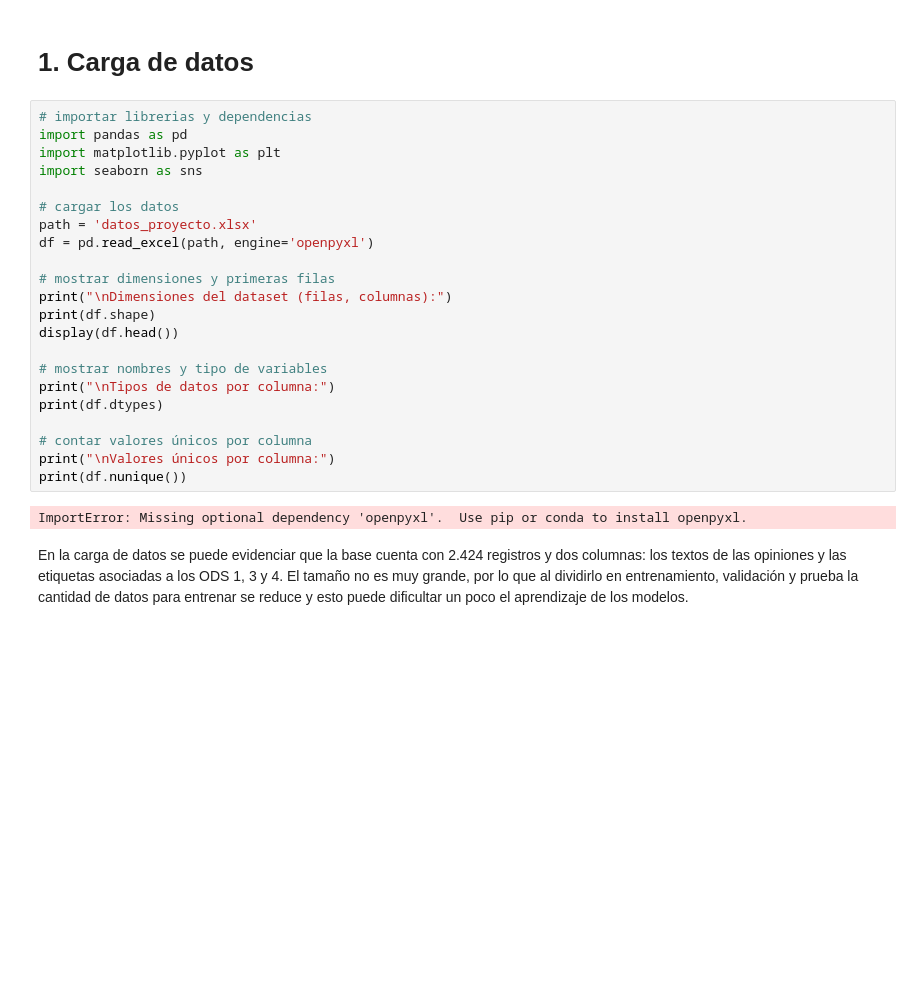
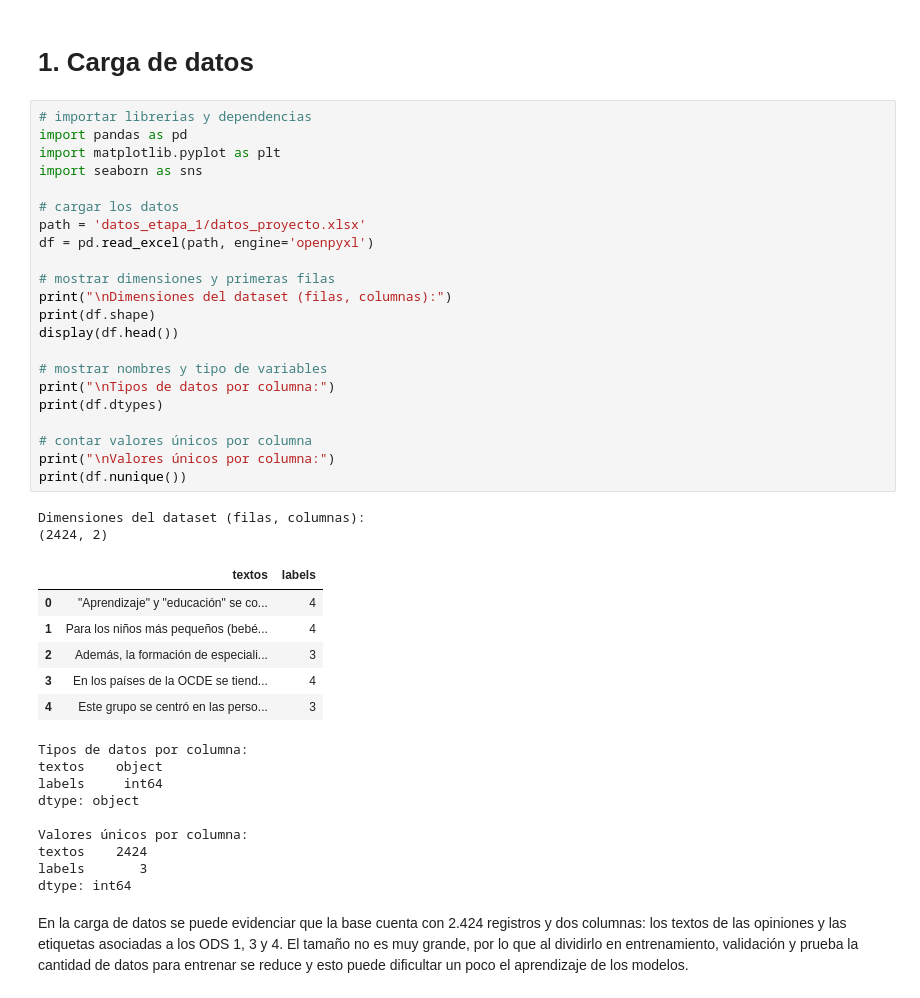
Before and after one commit to BI-202502-LosPowerBI/Proyecto1-Grupo28, a Jupyter notebook: Proyecto_1.ipynb, the cells around one changed output. Drawn from its saved outputs; the diff is of its cells as text; blank space fills up the shorter version.

```diff
--- a/Proyecto_1.ipynb
+++ b/Proyecto_1.ipynb
@@ -3,27 +3,43 @@
 # %%
 # importar librerias y dependencias
 import pandas as pd
 import matplotlib.pyplot as plt
 import seaborn as sns
 
 # cargar los datos
-path = 'datos_proyecto.xlsx'
+path = 'datos_etapa_1/datos_proyecto.xlsx'
 df = pd.read_excel(path, engine='openpyxl')
 
 # mostrar dimensiones y primeras filas
 print("\nDimensiones del dataset (filas, columnas):")
 print(df.shape)
 display(df.head())
 
 # mostrar nombres y tipo de variables
 print("\nTipos de datos por columna:")
 print(df.dtypes)
 
 # contar valores únicos por columna
 print("\nValores únicos por columna:")
 print(df.nunique())
 # %% [output]
-ImportError: Missing optional dependency 'openpyxl'.  Use pip or conda to install openpyxl.
+Dimensiones del dataset (filas, columnas):
+(2424, 2)
+|  | textos | labels |
+| 0 | "Aprendizaje" y "educación" se co... | 4 |
+| 1 | Para los niños más pequeños (bebé... | 4 |
+| 2 | Además, la formación de especiali... | 3 |
+| 3 | En los países de la OCDE se tiend... | 4 |
+| 4 | Este grupo se centró en las perso... | 3 |
+Tipos de datos por columna:
+textos    object
+labels     int64
+dtype: object
+
+Valores únicos por columna:
+textos    2424
+labels       3
+dtype: int64
 # %% [markdown]
 En la carga de datos se puede evidenciar que la base cuenta con 2.424 registros y dos columnas: los textos de las opiniones y las etiquetas asociadas a los ODS 1, 3 y 4. El tamaño no es muy grande, por lo que al dividirlo en entrenamiento, validación y prueba la cantidad de datos para entrenar se reduce y esto puede dificultar un poco el aprendizaje de los modelos.
 # %% [markdown]
```
Also changed, not shown: parts of 7 cells of this notebook, 5 other files.
